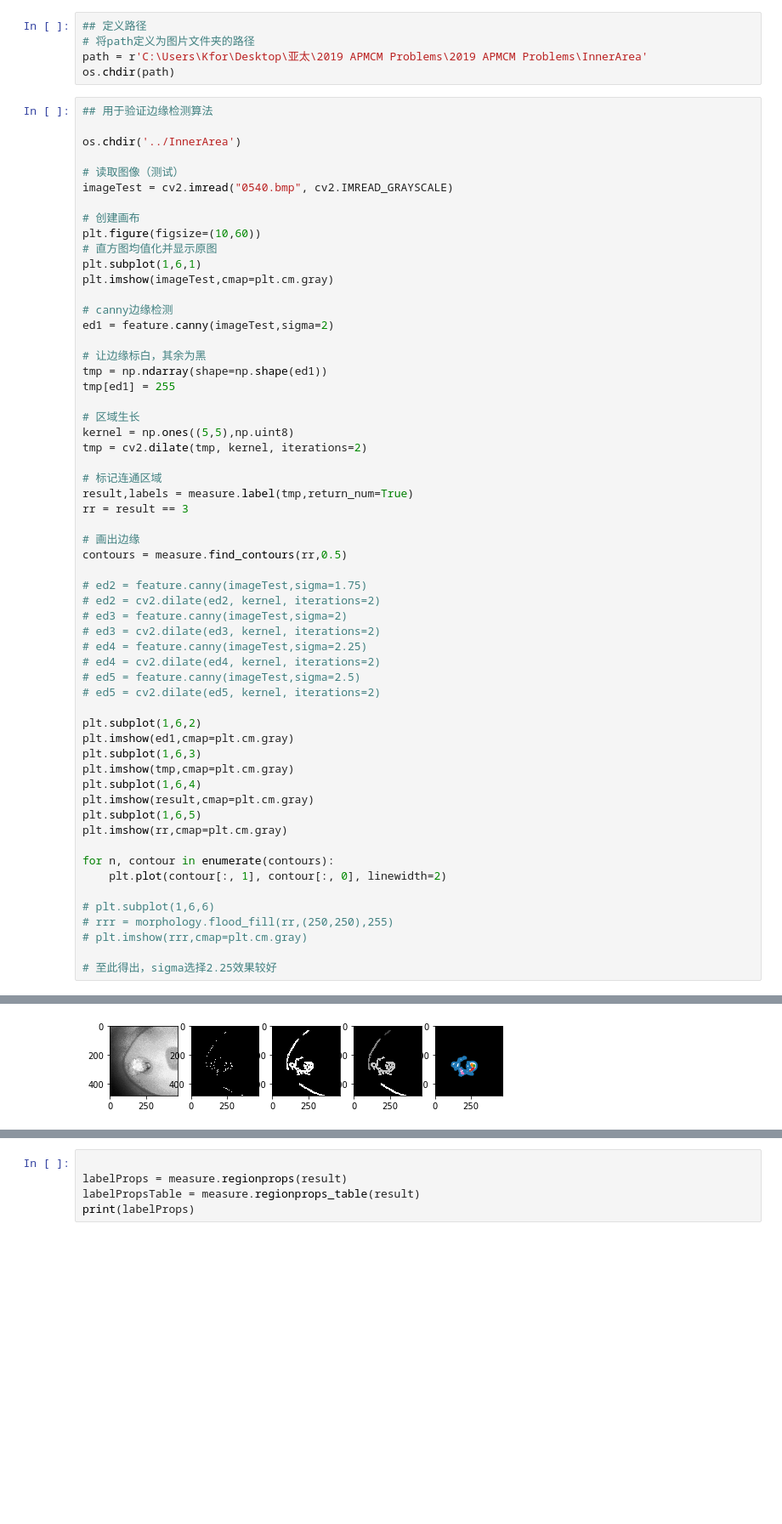
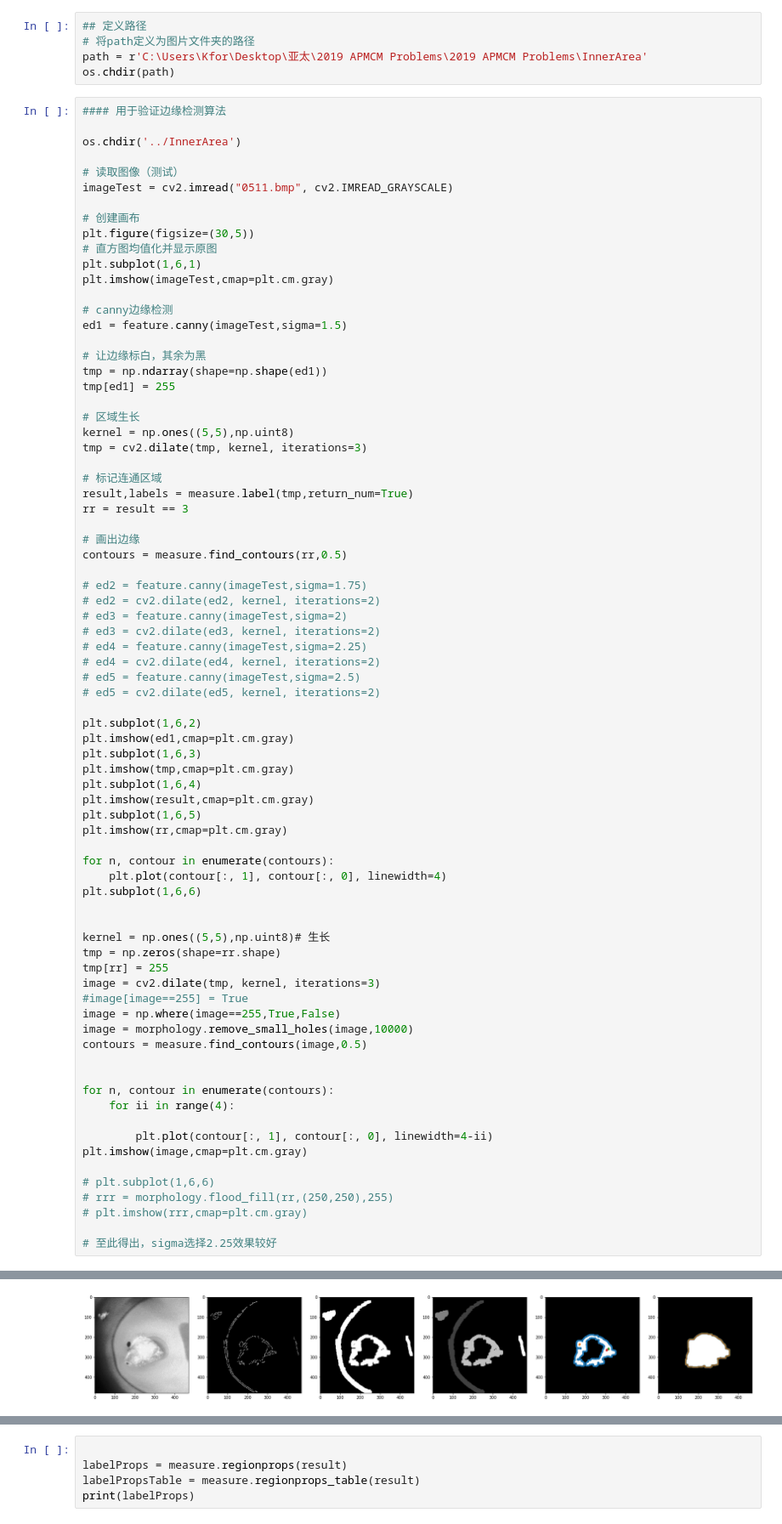
Before and after one commit to Kfor/APMCM, a Jupyter notebook: edge.ipynb, the cells around one changed output, grey strips where cells are left out. Shown at 85% size. Cells and saved outputs as stored; diff of their text form; blank space fills up the shorter version.

```diff
--- a/edge.ipynb
+++ b/edge.ipynb
@@ -16,21 +16,21 @@ from skimage.filters import threshold_otsu, threshold_triangle
 path = r'C:\Users\Kfor\Desktop\亚太\2019 APMCM Problems\2019 APMCM Problems\InnerArea'
 os.chdir(path)
 # %%
-## 用于验证边缘检测算法
+#### 用于验证边缘检测算法
 
 os.chdir('../InnerArea')
 
 # 读取图像（测试）
-imageTest = cv2.imread("0540.bmp", cv2.IMREAD_GRAYSCALE)
+imageTest = cv2.imread("0511.bmp", cv2.IMREAD_GRAYSCALE)
 
 # 创建画布
-plt.figure(figsize=(10,60))
+plt.figure(figsize=(30,5))
 # 直方图均值化并显示原图
 plt.subplot(1,6,1)
 plt.imshow(imageTest,cmap=plt.cm.gray)
 
 # canny边缘检测
-ed1 = feature.canny(imageTest,sigma=2)
+ed1 = feature.canny(imageTest,sigma=1.5)
 
 # 让边缘标白，其余为黑
 tmp = np.ndarray(shape=np.shape(ed1))
@@ -38,7 +38,7 @@ tmp[ed1] = 255
 
 # 区域生长
 kernel = np.ones((5,5),np.uint8)
-tmp = cv2.dilate(tmp, kernel, iterations=2)
+tmp = cv2.dilate(tmp, kernel, iterations=3)
 
 # 标记连通区域
 result,labels = measure.label(tmp,return_num=True)
@@ -66,7 +66,25 @@ plt.subplot(1,6,5)
 plt.imshow(rr,cmap=plt.cm.gray)
 
 for n, contour in enumerate(contours):
-    plt.plot(contour[:, 1], contour[:, 0], linewidth=2)
+    plt.plot(contour[:, 1], contour[:, 0], linewidth=4)
+plt.subplot(1,6,6)
+
+
+kernel = np.ones((5,5),np.uint8)# 生长
+tmp = np.zeros(shape=rr.shape)
+tmp[rr] = 255
+image = cv2.dilate(tmp, kernel, iterations=3)
+#image[image==255] = True
+image = np.where(image==255,True,False)
+image = morphology.remove_small_holes(image,10000)
+contours = measure.find_contours(image,0.5)
+
+
+for n, contour in enumerate(contours):
+    for ii in range(4):
+
+        plt.plot(contour[:, 1], contour[:, 0], linewidth=4-ii)
+plt.imshow(image,cmap=plt.cm.gray)
 
 # plt.subplot(1,6,6)
 # rrr = morphology.flood_fill(rr,(250,250),255)
@@ -77,2 +96,2 @@ for n, contour in enumerate(contours):
-[figure, old version]
+[figure, new version]
 # %%
```
Also changed, not shown: parts of 2 cells of this notebook, 1 other file.
